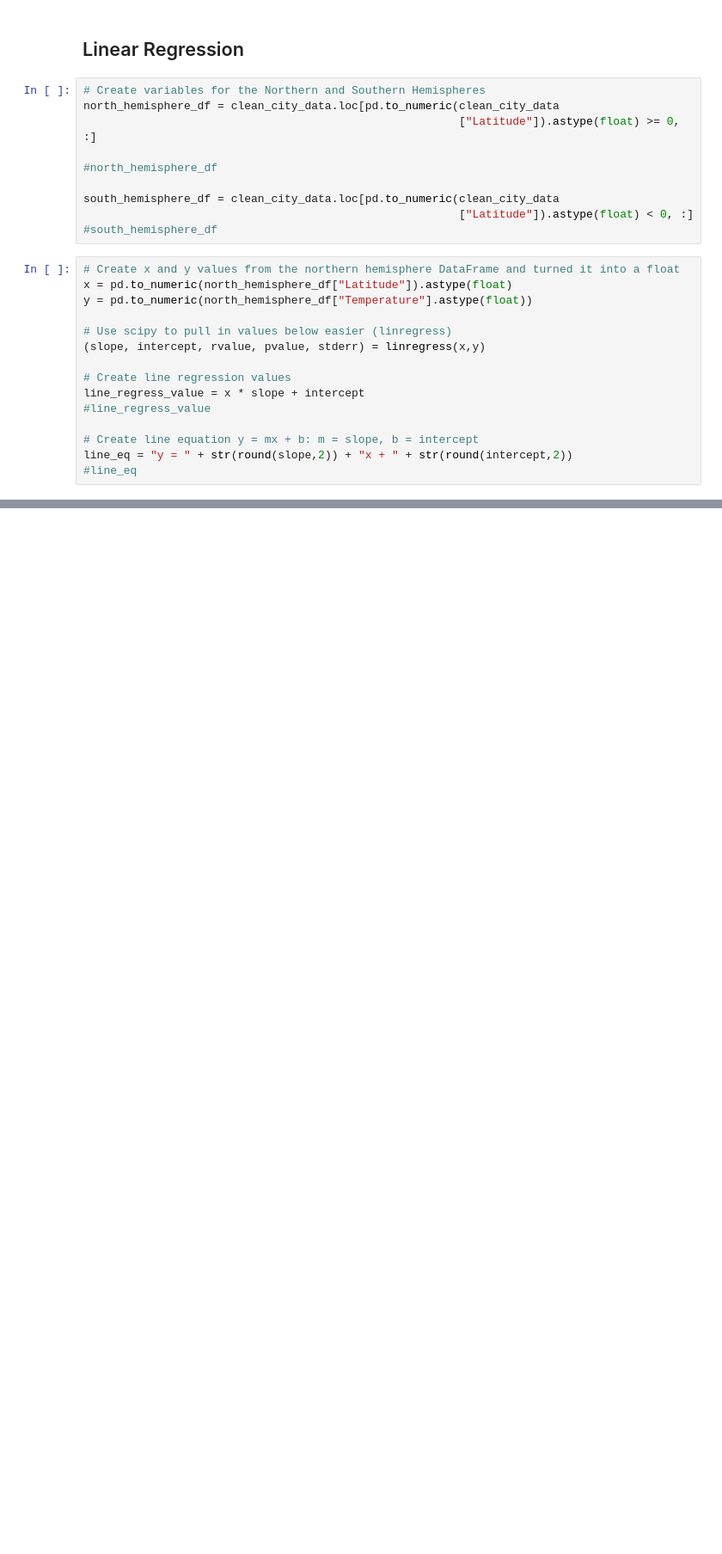
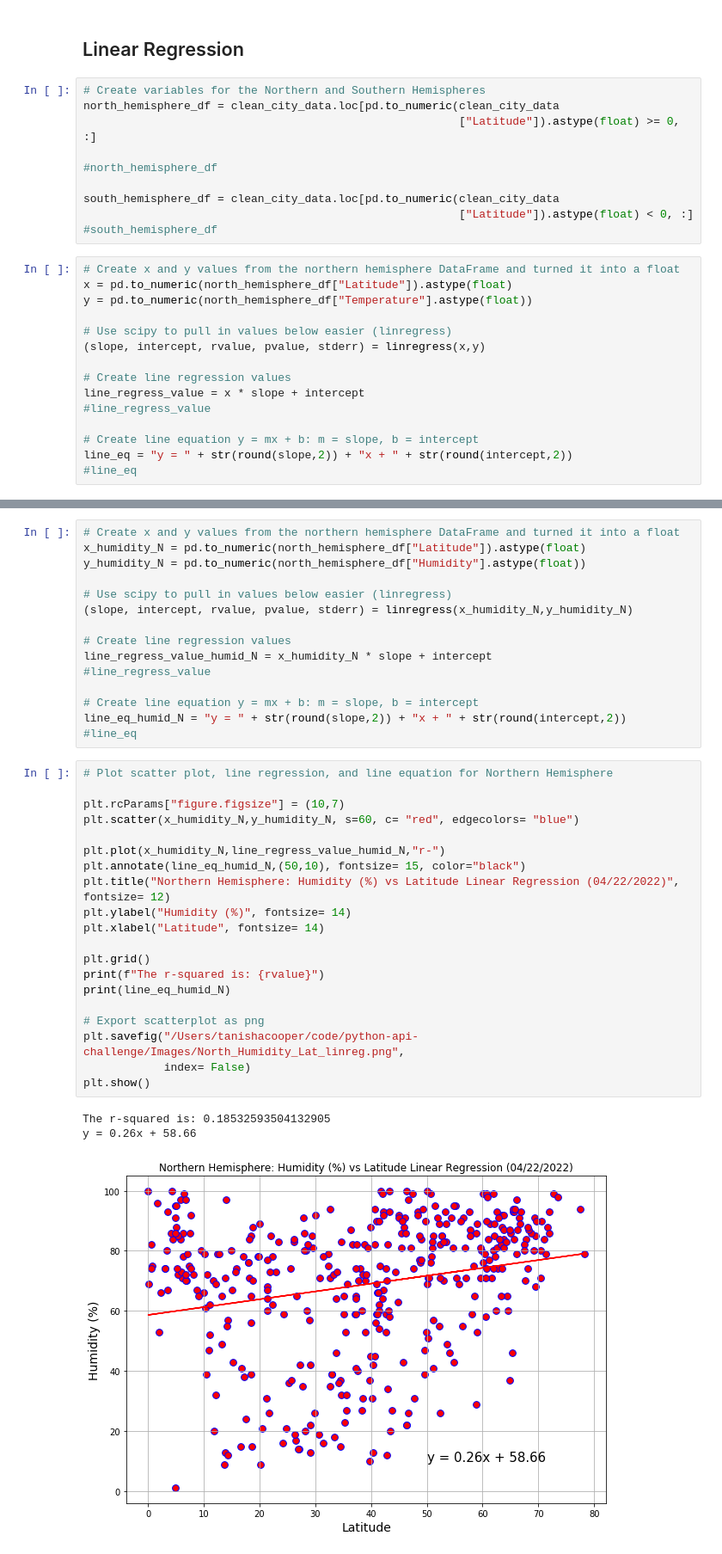
Before and after one commit to TanishaCooper/python-api-challenge, a Jupyter notebook: WeatherPy/main_one.ipynb, the cells around one changed output, grey strips where cells are left out. Shown at 86% size. Cells and saved outputs as stored; diff of their text form; blank space fills up the shorter version.

```diff
--- a/WeatherPy/main_one.ipynb
+++ b/WeatherPy/main_one.ipynb
@@ -334,0 +377,39 @@ y = -1.01x + 95.26
+# %%
+# Create x and y values from the northern hemisphere DataFrame and turned it into a float
+x_humidity_N = pd.to_numeric(north_hemisphere_df["Latitude"]).astype(float)
+y_humidity_N = pd.to_numeric(north_hemisphere_df["Humidity"].astype(float))
+
+# Use scipy to pull in values below easier (linregress)
+(slope, intercept, rvalue, pvalue, stderr) = linregress(x_humidity_N,y_humidity_N)
+
+# Create line regression values
+line_regress_value_humid_N = x_humidity_N * slope + intercept
+#line_regress_value
+
+# Create line equation y = mx + b: m = slope, b = intercept
+line_eq_humid_N = "y = " + str(round(slope,2)) + "x + " + str(round(intercept,2))
+#line_eq
+# %%
+# Plot scatter plot, line regression, and line equation for Northern Hemisphere
+
+plt.rcParams["figure.figsize"] = (10,7)
+plt.scatter(x_humidity_N,y_humidity_N, s=60, c= "red", edgecolors= "blue")
+
+plt.plot(x_humidity_N,line_regress_value_humid_N,"r-")
+plt.annotate(line_eq_humid_N,(50,10), fontsize= 15, color="black")
+plt.title("Northern Hemisphere: Humidity (%) vs Latitude Linear Regression (04/22/2022)", fontsize= 12)
+plt.ylabel("Humidity (%)", fontsize= 14)
+plt.xlabel("Latitude", fontsize= 14)
+
+plt.grid()
+print(f"The r-squared is: {rvalue}")
+print(line_eq_humid_N)
+
+# Export scatterplot as png
+plt.savefig("/Users/tanishacooper/code/python-api-challenge/Images/North_Humidity_Lat_linreg.png",
+            index= False)
+plt.show()
+# %% [output]
+The r-squared is: 0.18532593504132905
+y = 0.26x + 58.66
+[figure, added]
```
Also changed, not shown: parts of 30 cells of this notebook, 19 other files.
